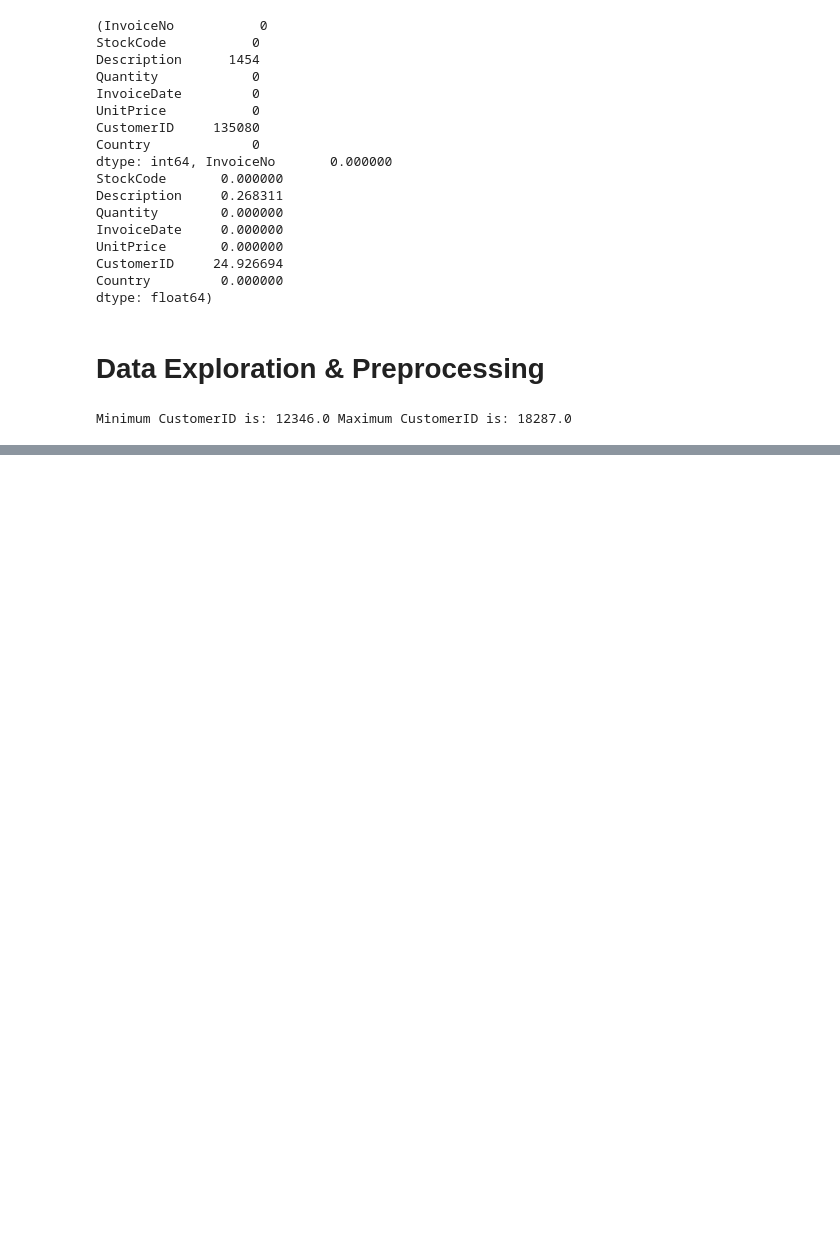
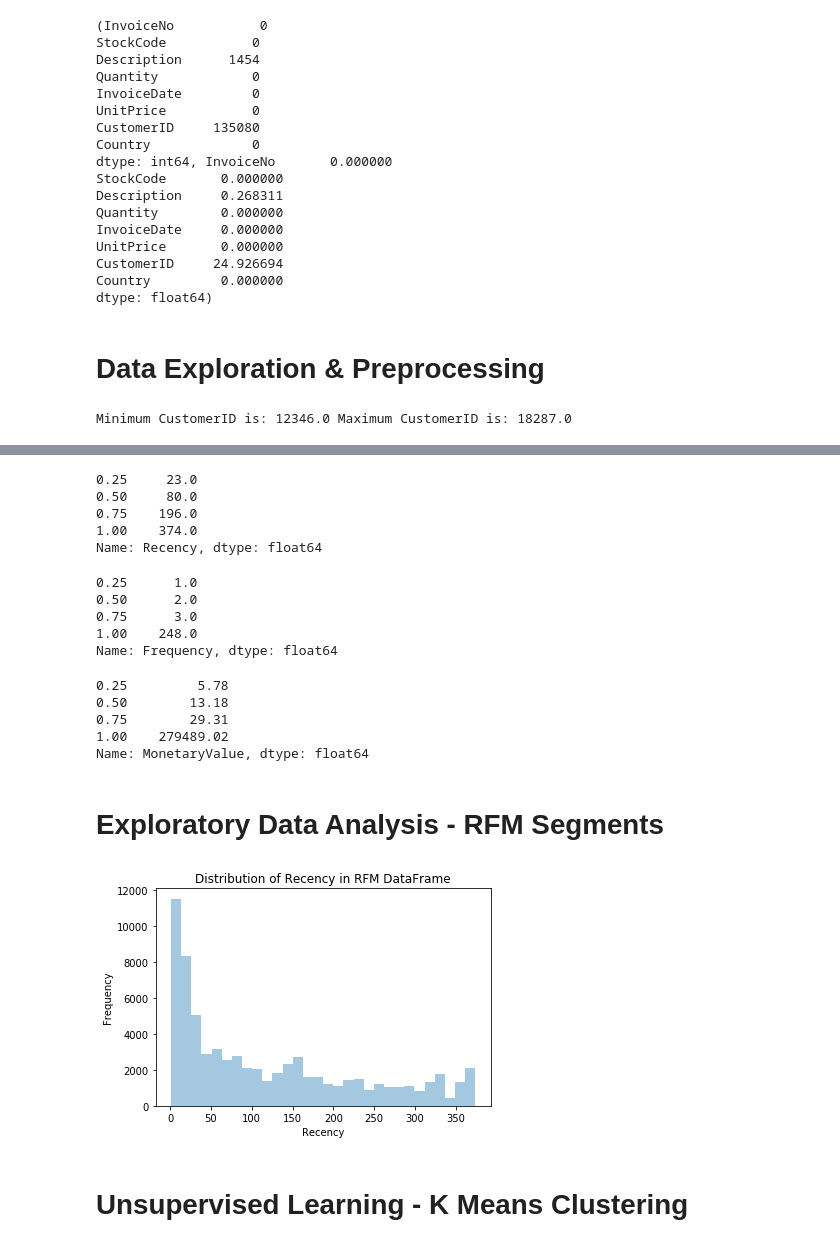
Before and after one commit to omc02/customer-segmentation, a Jupyter notebook: Customer Segmentation.ipynb, the cells around one changed output, grey strips where cells are left out. Cells and saved outputs as stored; diff of their text form; code cells hidden in the pictures; blank space fills up the shorter version.

Commit message:
adding clustering changes

```diff
--- a/Customer Segmentation.ipynb
+++ b/Customer Segmentation.ipynb
@@ -158,0 +223,22 @@ array(['United Kingdom', 'France', 'Australia', 'Netherlands', 'Germany',
+# %%
+# Creating RFM bins based on quartiles - 1 to 4 range for Recency, Frequency and Monetary Values
+def rfm_scores(df_rfm):
+    # Calculating quartile thresholds for the 'Recency', 'Frequency', and 'MonetaryValue' columns
+    quartiles_recency = df_rfm['Recency'].quantile([0.25, 0.5, 0.75, 1.0])
+    quartiles_frequency = df_rfm['Frequency'].quantile([0.25, 0.5, 0.75, 1.0])
+    quartiles_monetary = df_rfm['MonetaryValue'].quantile([0.25, 0.5, 0.75, 1.0])
+
+    # Creating bins for recency, frequency, and monetary values using float('inf') for infinity
+    recency_bins = [-float('inf'), quartiles_recency[0.25], quartiles_recency[0.50], quartiles_recency[0.75], float('inf')]
+    frequency_bins = [-float('inf'), quartiles_frequency[0.25], quartiles_frequency[0.50], quartiles_frequency[0.75], float('inf')]
+    monetary_bins = [-float('inf'), quartiles_monetary[0.25], quartiles_monetary[0.50], quartiles_monetary[0.75], float('inf')]
+
+    # Assigning scores based on the bins
+    df_rfm['R_Score'] = pd.cut(df_rfm['Recency'], bins=recency_bins, labels=[1, 2, 3, 4], include_lowest=True)
+    df_rfm['F_Score'] = pd.cut(df_rfm['Frequency'], bins=frequency_bins, labels=[1, 2, 3, 4], include_lowest=True)
+    df_rfm['M_Score'] = pd.cut(df_rfm['MonetaryValue'], bins=monetary_bins, labels=[1, 2, 3, 4], include_lowest=True)
+
+    return df_rfm
+
+# Applying the function to your DataFrame
+df_rfm = rfm_scores(df_rfm)
@@ -158,0 +256,42 @@ array(['United Kingdom', 'France', 'Australia', 'Netherlands', 'Germany',
+# %%
+# Checking quartiles - Recency (R)
+df_rfm['Recency'].quantile([0.25, 0.5, 0.75, 1.0])
+# %% [output]
+0.25     23.0
+0.50     80.0
+0.75    196.0
+1.00    374.0
+Name: Recency, dtype: float64
+# %%
+# Checking quartiles - Frequency (F)
+df_rfm['Frequency'].quantile([0.25, 0.5, 0.75, 1.0])
+# %% [output]
+0.25      1.0
+0.50      2.0
+0.75      3.0
+1.00    248.0
+Name: Frequency, dtype: float64
+# %%
+# Checking quartiles - MonetaryValue (M)
+df_rfm['MonetaryValue'].quantile([0.25, 0.5, 0.75, 1.0])
+# %% [output]
+0.25         5.78
+0.50        13.18
+0.75        29.31
+1.00    279489.02
+Name: MonetaryValue, dtype: float64
+# %% [markdown]
+# Exploratory Data Analysis - RFM Segments
+# %%
+# Creating a histogram using seaborn to visualize the distribution of 'Recency'
+# If histplot is not available, using distplot
+sns.distplot(df_rfm['Recency'], bins=30, kde=False)
+plt.xlabel('Recency')
+plt.ylabel('Frequency')
+plt.title('Distribution of Recency in RFM DataFrame')
+
+plt.show()
+# %% [output]
+[figure, added]
+# %% [markdown]
+# Unsupervised Learning - K Means Clustering
```
Also changed, not shown: parts of 21 cells of this notebook.
